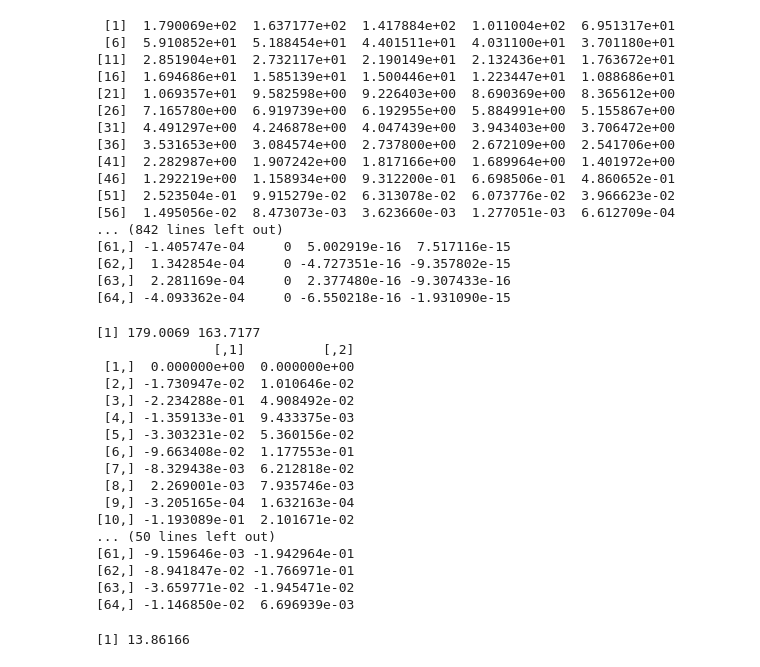
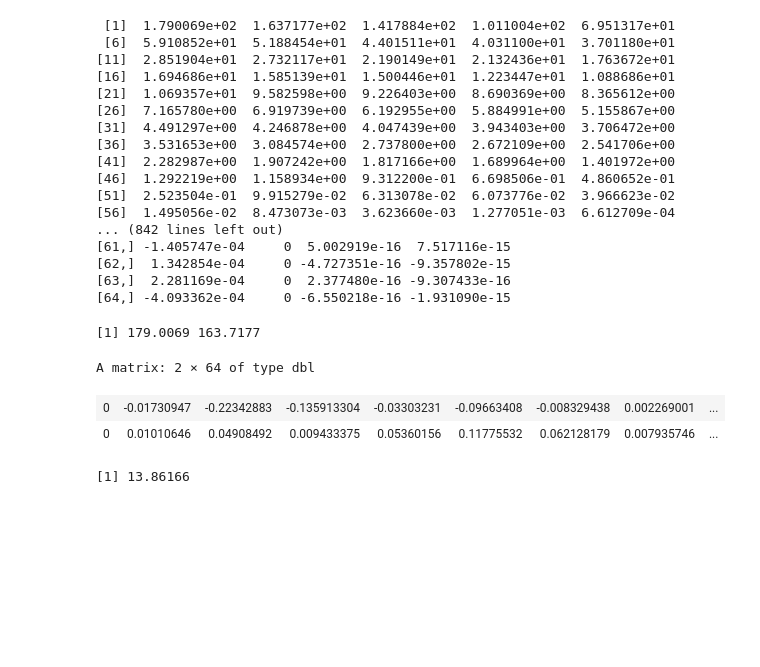
Before and after one commit to RonnieXIE2001/assi, a Jupyter notebook: Assignment1/code_R.ipynb, the cells around one changed output. Cells and saved outputs as stored; diff of their text form; code cells hidden in the pictures; blank space fills up the shorter version.

```diff
--- a/Assignment1/code_R.ipynb
+++ b/Assignment1/code_R.ipynb
@@ -128,28 +129,15 @@ print(U)
 # %%
 #(c)Compute \sigma^2 and W， （M=2）
 M=2
 lambda_M <- lambda[1:M]
 U_M <- U[, 1:M]
 print(lambda_M)
-print(U_M)
+t(U_M)
 # %% [output]
 [1] 179.0069 163.7177
-               [,1]          [,2]
- [1,]  0.000000e+00  0.000000e+00
- [2,] -1.730947e-02  1.010646e-02
- [3,] -2.234288e-01  4.908492e-02
- [4,] -1.359133e-01  9.433375e-03
- [5,] -3.303231e-02  5.360156e-02
- [6,] -9.663408e-02  1.177553e-01
- [7,] -8.329438e-03  6.212818e-02
- [8,]  2.269001e-03  7.935746e-03
- [9,] -3.205165e-04  1.632163e-04
-[10,] -1.193089e-01  2.101671e-02
-... (50 lines left out)
-[61,] -9.159646e-03 -1.942964e-01
-[62,] -8.941847e-02 -1.766971e-01
-[63,] -3.659771e-02 -1.945471e-02
-[64,] -1.146850e-02  6.696939e-03
+A matrix: 2 × 64 of type dbl
+| 0 | -0.01730947 | -0.22342883 | -0.135913304 | -0.03303231 | -0.09663408 | -0.008329438 | 0.002269001 | ... |
+| 0 | 0.01010646 | 0.04908492 | 0.009433375 | 0.05360156 | 0.11775532 | 0.062128179 | 0.007935746 | ... |
 # %%
 D = 64
 sigma2_ml <- mean(lambda[(M + 1):D])
```
Also changed, not shown: parts of 6 cells of this notebook.
